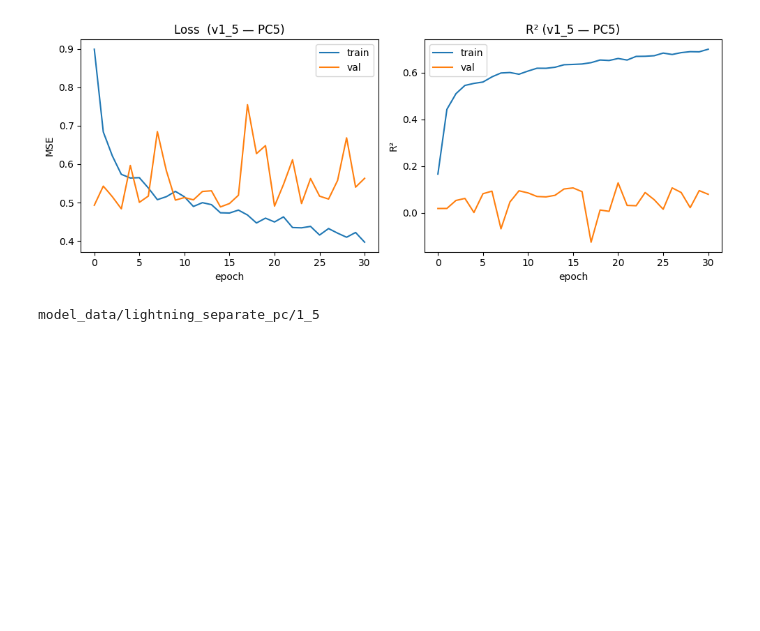
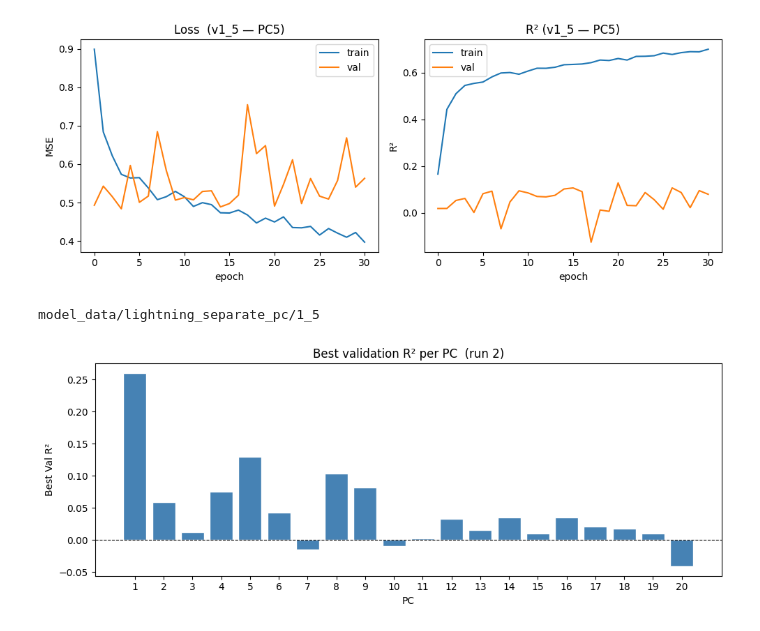
Before and after one commit to william2952/EEG_FDG_dementia, a Jupyter notebook: model_lightning_separate_pc.ipynb, the cells around one changed output. Saved outputs shown, nothing was run; the diff lists cells and outputs as text; code cells hidden in the pictures; blank space fills up the shorter version.

```diff
--- a/model_lightning_separate_pc.ipynb
+++ b/model_lightning_separate_pc.ipynb
@@ -372,3 +390,30 @@ print(log_dir)
 # %% [output]
 [figure]
 model_data/lightning_separate_pc/1_5
+# %%
+RUN = 2
+
+pcs, best_r2s = [], []
+for pc in range(1, N_PCS + 1):
+    log_dir = Path(f"model_data/lightning_separate_pc/{RUN}_{pc}")
+    if not log_dir.exists():
+        continue
+    ea = EventAccumulator(str(log_dir), size_guidance={"scalars": 0})
+    ea.Reload()
+    if "val_r2_mean" not in ea.Tags()["scalars"]:
+        continue
+    vals = [e.value for e in ea.Scalars("val_r2_mean")]
+    pcs.append(pc)
+    best_r2s.append(max(vals))
+
+fig, ax = plt.subplots(figsize=(10, 4))
+ax.bar(pcs, best_r2s, color="steelblue", edgecolor="white")
+ax.axhline(0, color="black", linewidth=0.8, linestyle="--")
+ax.set_xticks(pcs)
+ax.set_xlabel("PC")
+ax.set_ylabel("Best Val R²")
+ax.set_title(f"Best validation R² per PC  (run {RUN})")
+plt.tight_layout()
+plt.show()
+# %% [output]
+[figure, added]
```
Also changed, not shown: parts of 3 cells of this notebook, 3 other files.
